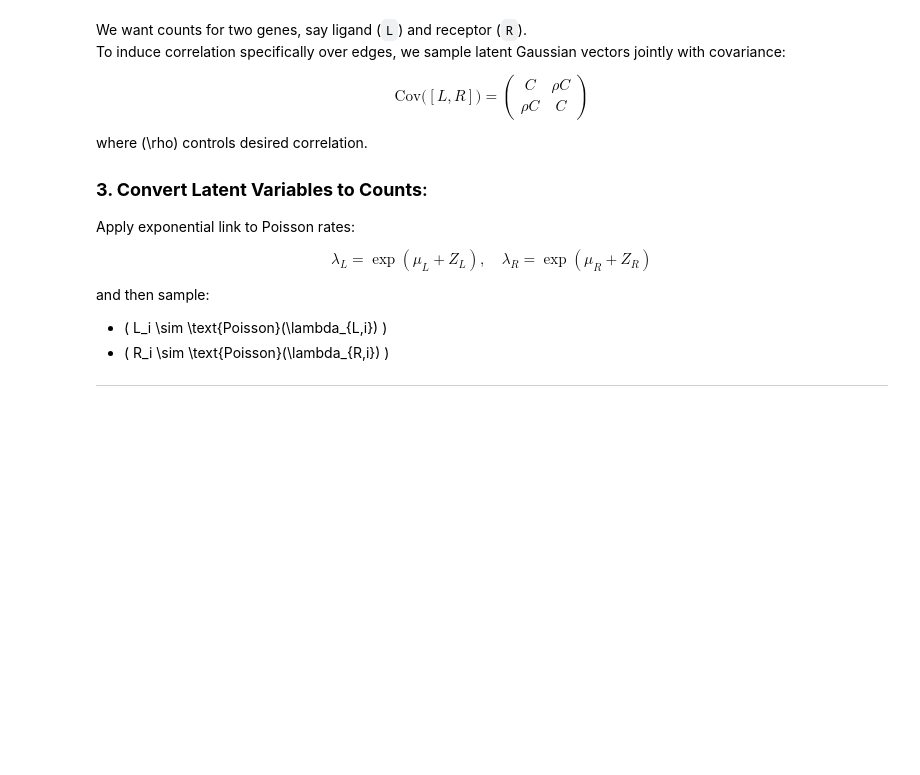
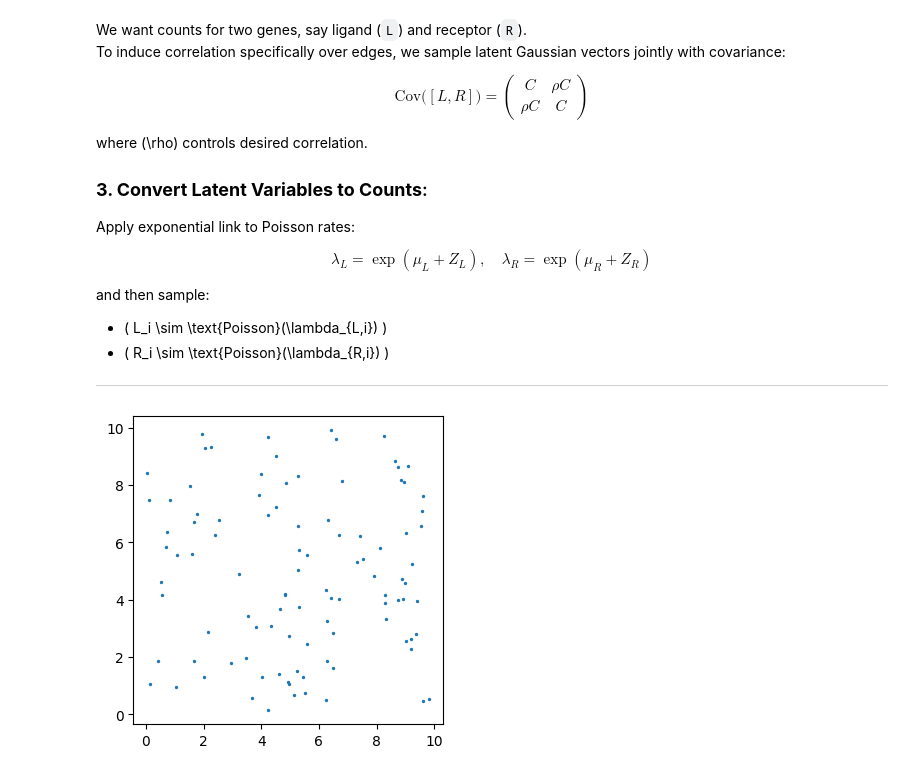
Before and after one commit to raphael-group/copulacci, a Jupyter notebook: simplified_method/spatial_bivariate_poisson_simulation.ipynb, the cells around one changed output. Saved outputs shown, nothing was run; the diff lists cells and outputs as text; code cells hidden in the pictures; blank space fills up the shorter version.

```diff
--- a/simplified_method/spatial_bivariate_poisson_simulation.ipynb
+++ b/simplified_method/spatial_bivariate_poisson_simulation.ipynb
@@ -111,3 +114,16 @@ def simulate_counts_graph_corr(G_adj, desired_corr=0.8, mu_L=1.0, mu_R=1.0):
     R_counts = poisson.rvs(lambda_R)
 
     return L_counts, R_counts
+# %%
+n = 100  # you can change this
+coords = np.random.uniform(low=0, high=10, size=(n, 2))
+loc_df = pd.DataFrame(
+    coords,
+    columns = ['x', 'y']
+)
+# %%
+plt.figure(figsize=(4,4))
+plt.scatter(loc_df.x, loc_df.y, s=2)
+plt.show()
+# %% [output]
+[figure, added]
```
Also changed, not shown: parts of 7 cells of this notebook, 1 other file.
